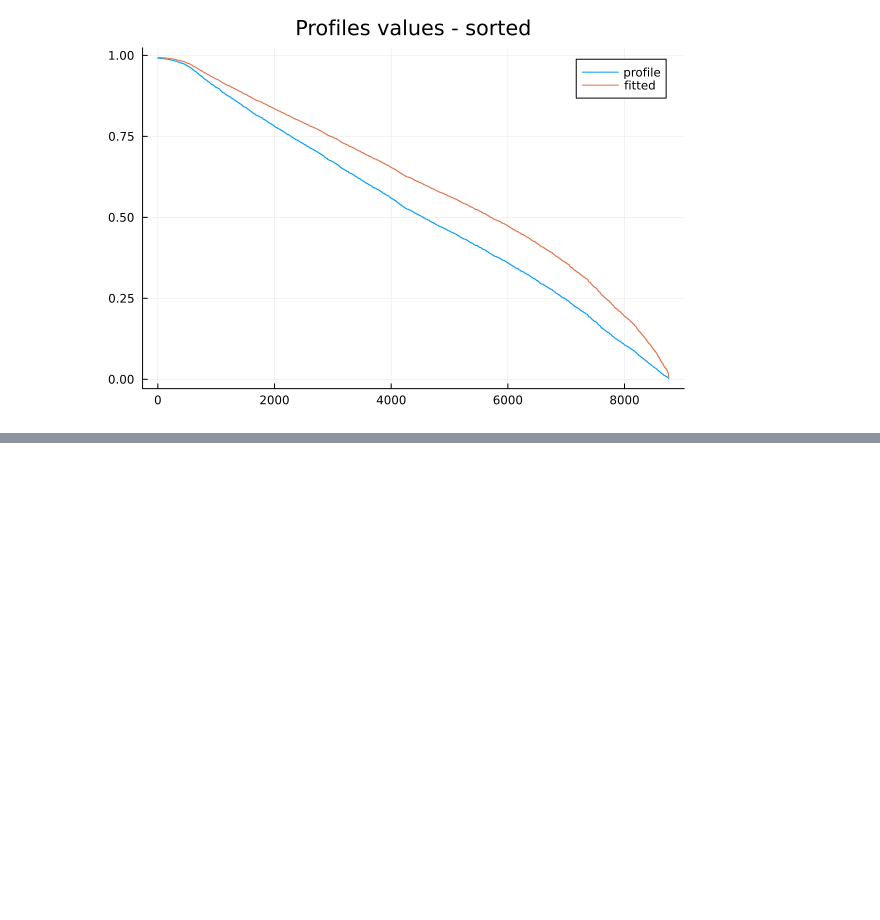
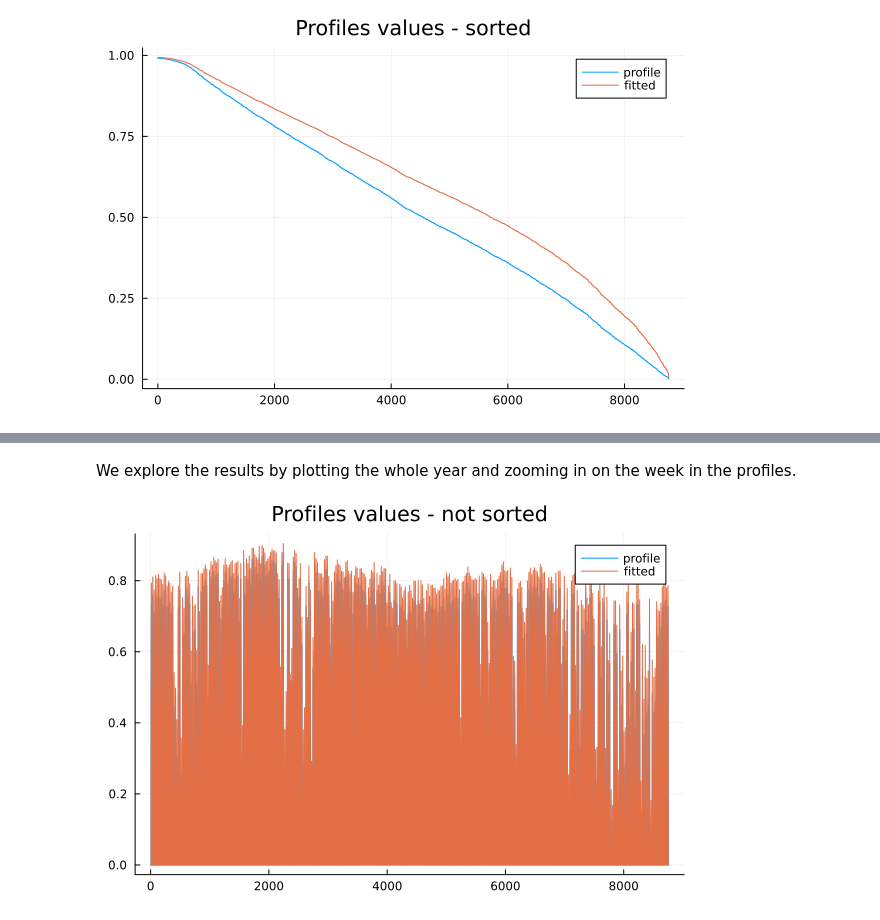
Before and after one commit to TulipaEnergy/TulipaProfileFitting.jl, a Jupyter notebook: notebooks/01-basic-example.ipynb, the cells around one changed output, grey strips where cells are left out. Saved outputs shown, nothing was run; the diff lists cells and outputs as text; code cells hidden in the pictures; blank space fills up the shorter version.

```diff
--- a/notebooks/01-basic-example.ipynb
+++ b/notebooks/01-basic-example.ipynb
@@ -122,0 +135,4 @@ Plots.plot!(title="Profiles values - sorted")
+# %%
+file_url = "https://raw.githubusercontent.com/TulipaEnergy/TulipaProfileFitting.jl/main/docs/src/files/solar_pv_profile.csv"
+df = DataFrames.DataFrame(CSV.File(HTTP.get(file_url).body, header=4))
+show(stdout, MIME("text/html"), first(df, 24); eltypes=false)
@@ -122,0 +160,3 @@ Plots.plot!(title="Profiles values - sorted")
+# %%
+profile_values = df.electricity
+current_cp = round(sum(profile_values)/8760;digits=2)
@@ -122,0 +167,4 @@ Plots.plot!(title="Profiles values - sorted")
+# %%
+target_cp = 0.24
+coefficient = TulipaProfileFitting.find_solution(profile_values, target_cp)
+fitted_profile = profile_values.^coefficient
@@ -122,0 +189,8 @@ Plots.plot!(title="Profiles values - sorted")
+# %% [markdown]
+We explore the results by plotting the whole year and zooming in on the week in the profiles.
+# %%
+Plots.plot(profile_values, label="profile")
+Plots.plot!(fitted_profile, label="fitted")
+Plots.plot!(title="Profiles values - not sorted")
+# %% [output]
+[figure, added]
```
Also changed, not shown: parts of 19 cells of this notebook, 1 other file.
